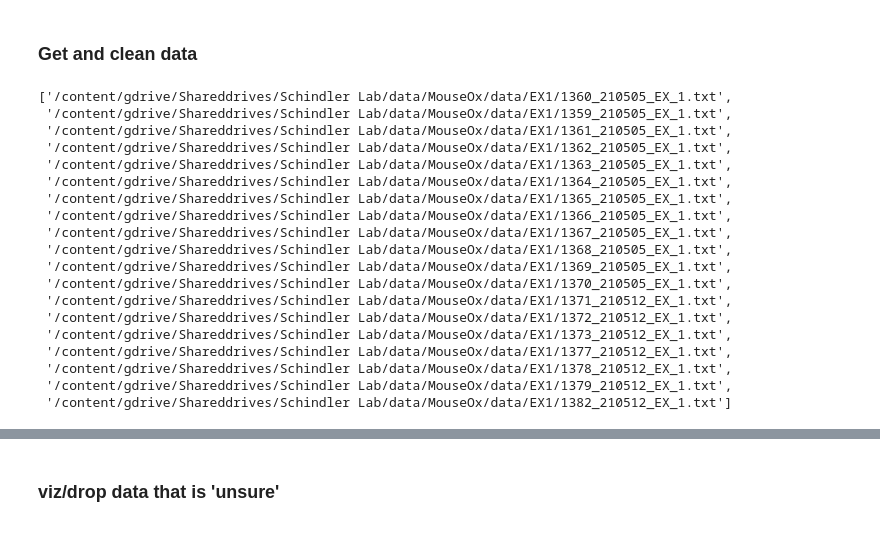
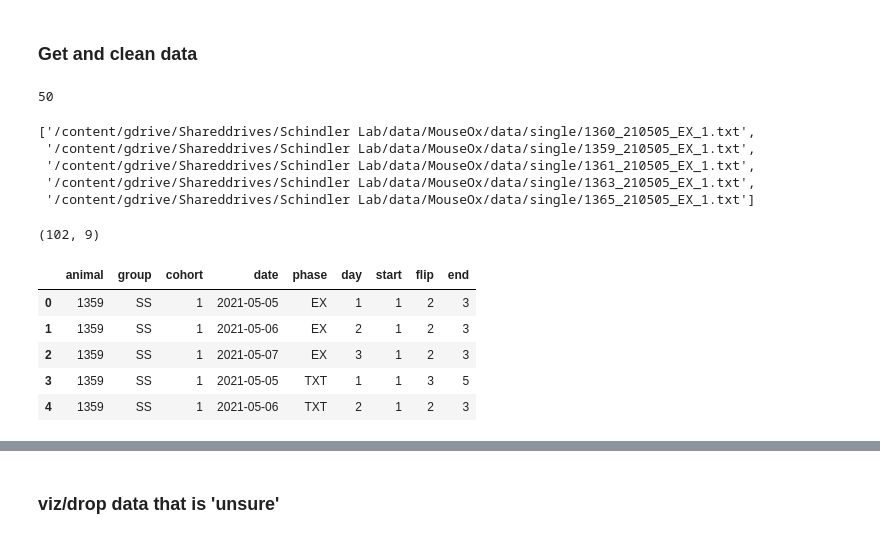
Before and after one commit to grace3999/BB_projects, a Jupyter notebook: MouseOx_single.ipynb, the cells around one changed output, grey strips where cells are left out. Saved outputs shown, nothing was run; the diff lists cells and outputs as text; code cells hidden in the pictures.

```diff
--- a/MouseOx_single.ipynb
+++ b/MouseOx_single.ipynb
@@ -71,7 +61,7 @@ np.set_printoptions(suppress=True)
 # %% [markdown]
 ### Get and clean data
 # %%
-path = '/content/gdrive/Shareddrives/Schindler Lab/data/MouseOx/data/EX1'
+path = '/content/gdrive/Shareddrives/Schindler Lab/data/MouseOx/data/single'
 
 files = os.listdir(path)
 
@@ -80,26 +70,34 @@ for file in files:
     file_path = path + '/' + file
     data_file_paths.append(file_path)
 
-data_file_paths
+print(len(data_file_paths))
+data_file_paths[0:5]
 # %% [output]
-['/content/gdrive/Shareddrives/Schindler Lab/data/MouseOx/data/EX1/1360_210505_EX_1.txt',
- '/content/gdrive/Shareddrives/Schindler Lab/data/MouseOx/data/EX1/1359_210505_EX_1.txt',
- '/content/gdrive/Shareddrives/Schindler Lab/data/MouseOx/data/EX1/1361_210505_EX_1.txt',
- '/content/gdrive/Shareddrives/Schindler Lab/data/MouseOx/data/EX1/1362_210505_EX_1.txt',
- '/content/gdrive/Shareddrives/Schindler Lab/data/MouseOx/data/EX1/1363_210505_EX_1.txt',
- '/content/gdrive/Shareddrives/Schindler Lab/data/MouseOx/data/EX1/1364_210505_EX_1.txt',
- '/content/gdrive/Shareddrives/Schindler Lab/data/MouseOx/data/EX1/1365_210505_EX_1.txt',
- '/content/gdrive/Shareddrives/Schindler Lab/data/MouseOx/data/EX1/1366_210505_EX_1.txt',
- '/content/gdrive/Shareddrives/Schindler Lab/data/MouseOx/data/EX1/1367_210505_EX_1.txt',
- '/content/gdrive/Shareddrives/Schindler Lab/data/MouseOx/data/EX1/1368_210505_EX_1.txt',
- '/content/gdrive/Shareddrives/Schindler Lab/data/MouseOx/data/EX1/1369_210505_EX_1.txt',
- '/content/gdrive/Shareddrives/Schindler Lab/data/MouseOx/data/EX1/1370_210505_EX_1.txt',
- '/content/gdrive/Shareddrives/Schindler Lab/data/MouseOx/data/EX1/1371_210512_EX_1.txt',
- '/content/gdrive/Shareddrives/Schindler Lab/data/MouseOx/data/EX1/1372_210512_EX_1.txt',
- '/content/gdrive/Shareddrives/Schindler Lab/data/MouseOx/data/EX1/1373_210512_EX_1.txt',
- '/content/gdrive/Shareddrives/Schindler Lab/data/MouseOx/data/EX1/1377_210512_EX_1.txt',
- '/content/gdrive/Shareddrives/Schindler Lab/data/MouseOx/data/EX1/1378_210512_EX_1.txt',
- '/content/gdrive/Shareddrives/Schindler Lab/data/MouseOx/data/EX1/1379_210512_EX_1.txt',
- '/content/gdrive/Shareddrives/Schindler Lab/data/MouseOx/data/EX1/1382_210512_EX_1.txt']
+50
+['/content/gdrive/Shareddrives/Schindler Lab/data/MouseOx/data/single/1360_210505_EX_1.txt',
+ '/content/gdrive/Shareddrives/Schindler Lab/data/MouseOx/data/single/1359_210505_EX_1.txt',
+ '/content/gdrive/Shareddrives/Schindler Lab/data/MouseOx/data/single/1361_210505_EX_1.txt',
+ '/content/gdrive/Shareddrives/Schindler Lab/data/MouseOx/data/single/1363_210505_EX_1.txt',
+ '/content/gdrive/Shareddrives/Schindler Lab/data/MouseOx/data/single/1365_210505_EX_1.txt']
+# %%
+meta_path =  '/content/gdrive/Shareddrives/Schindler Lab/data/MouseOx/MO_VNS_AcuteL.xlsx'
+
+data_meta = pd.read_excel(meta_path)
+data_meta = pd.DataFrame(data = data_meta)
+
+data_meta['animal'] = data_meta['animal'].astype('str')
+data_meta['day'] = data_meta['day'].astype('str')
+data_meta['date'] = data_meta['date'].dt.date
+
+print(data_meta.shape)
+data_meta.head()
+# %% [output]
+(102, 9)
+|  | animal | group | cohort | date | phase | day | start | flip | end |
+| 0 | 1359 | SS | 1 | 2021-05-05 | EX | 1 | 1 | 2 | 3 |
+| 1 | 1359 | SS | 1 | 2021-05-06 | EX | 2 | 1 | 2 | 3 |
+| 2 | 1359 | SS | 1 | 2021-05-07 | EX | 3 | 1 | 2 | 3 |
+| 3 | 1359 | SS | 1 | 2021-05-05 | TXT | 1 | 1 | 3 | 5 |
+| 4 | 1359 | SS | 1 | 2021-05-06 | TXT | 2 | 1 | 2 | 3 |
 # %%
 final_data = pd.DataFrame()
```
Also changed, not shown: parts of 9 cells of this notebook.
